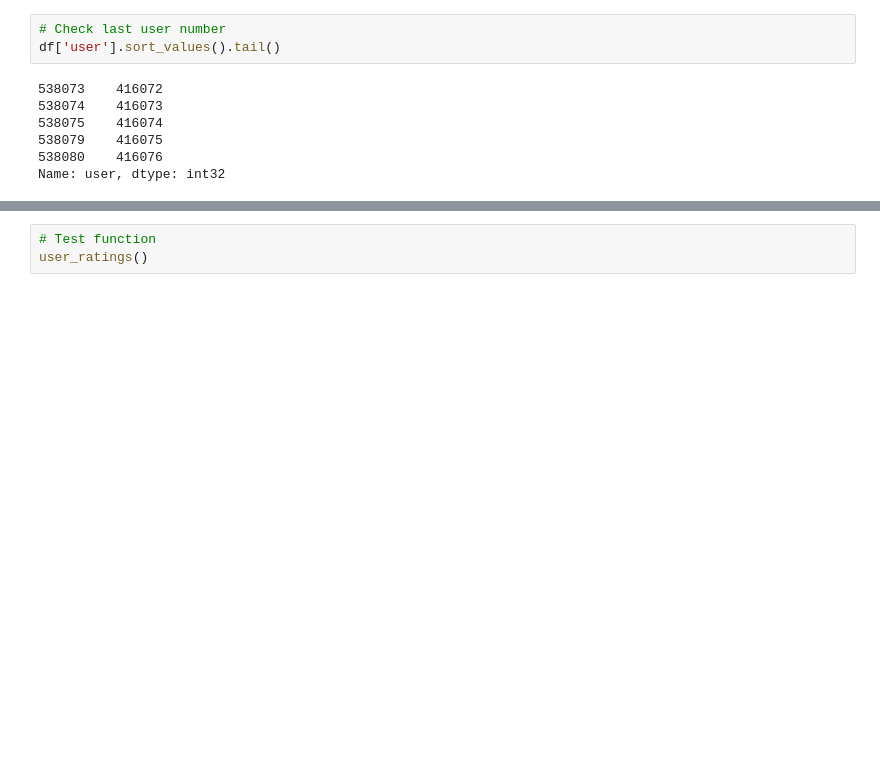
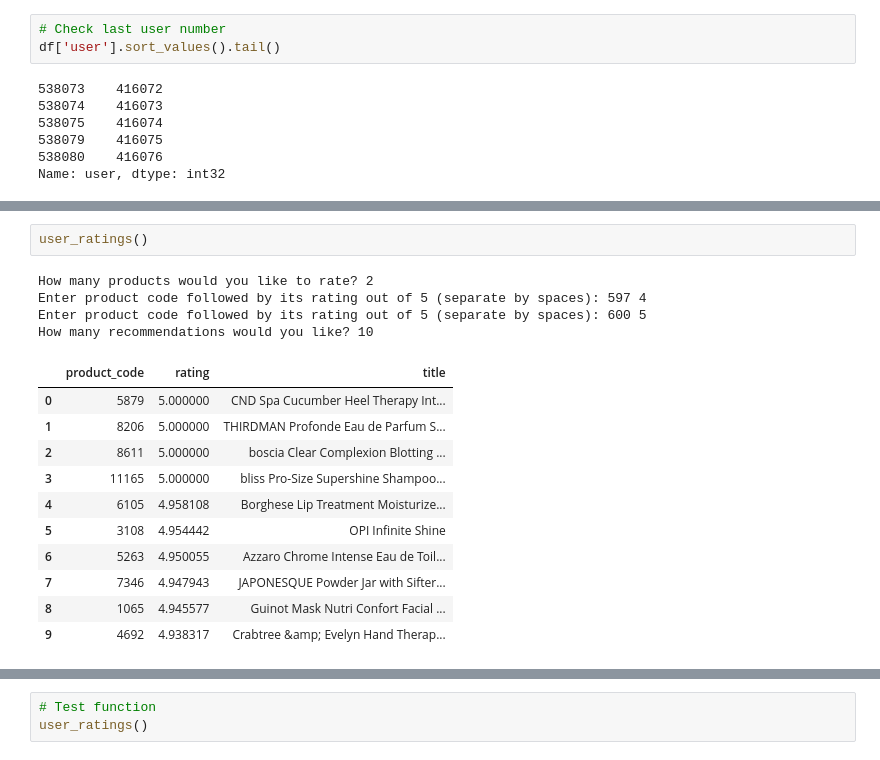
Before and after one commit to ds-leehanjin/amazon-recommender-system, a Jupyter notebook: notebook.ipynb, the cells around one changed output, grey strips where cells are left out. Cells and saved outputs as stored; diff of their text form; blank space fills up the shorter version.

```diff
--- a/notebook.ipynb
+++ b/notebook.ipynb
@@ -1245,3 +1265,21 @@ def user_ratings(lr_all=0.025, n_epochs=50, n_factors=150, reg_all=0.1, \
 
 
     return rec_list
+# %%
+user_ratings()
+# %% [output]
+How many products would you like to rate? 2
+Enter product code followed by its rating out of 5 (separate by spaces): 597 4
+Enter product code followed by its rating out of 5 (separate by spaces): 600 5
+How many recommendations would you like? 10
+|  | product_code | rating | title |
+| 0 | 5879 | 5.000000 | CND Spa Cucumber Heel Therapy Int... |
+| 1 | 8206 | 5.000000 | THIRDMAN Profonde Eau de Parfum S... |
+| 2 | 8611 | 5.000000 | boscia Clear Complexion Blotting ... |
+| 3 | 11165 | 5.000000 | bliss Pro-Size Supershine Shampoo... |
+| 4 | 6105 | 4.958108 | Borghese Lip Treatment Moisturize... |
+| 5 | 3108 | 4.954442 | OPI Infinite Shine |
+| 6 | 5263 | 4.950055 | Azzaro Chrome Intense Eau de Toil... |
+| 7 | 7346 | 4.947943 | JAPONESQUE Powder Jar with Sifter... |
+| 8 | 1065 | 4.945577 | Guinot Mask Nutri Confort Facial ... |
+| 9 | 4692 | 4.938317 | Crabtree &amp; Evelyn Hand Therap... |
```
Also changed, not shown: parts of 5 cells of this notebook.
